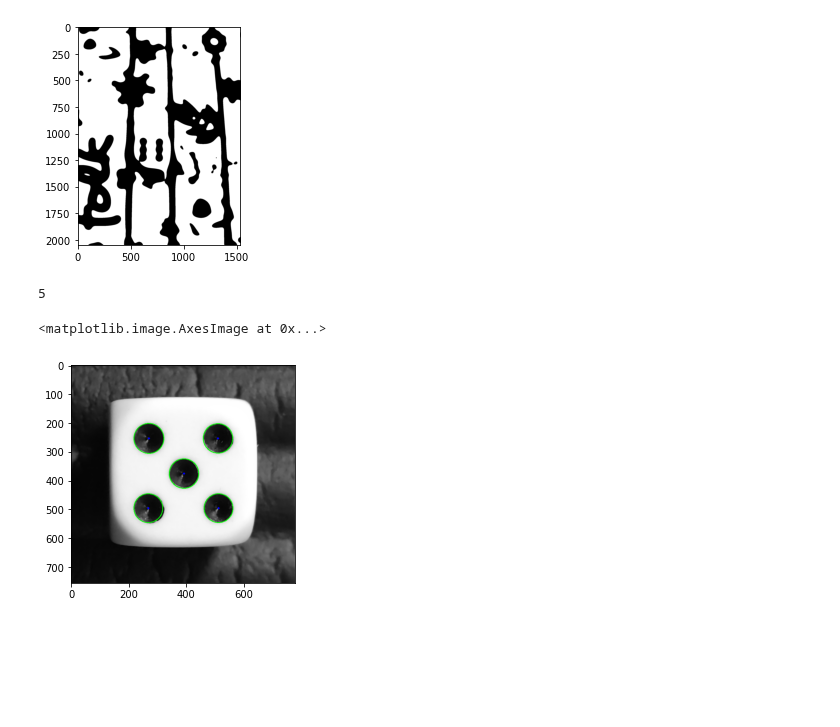
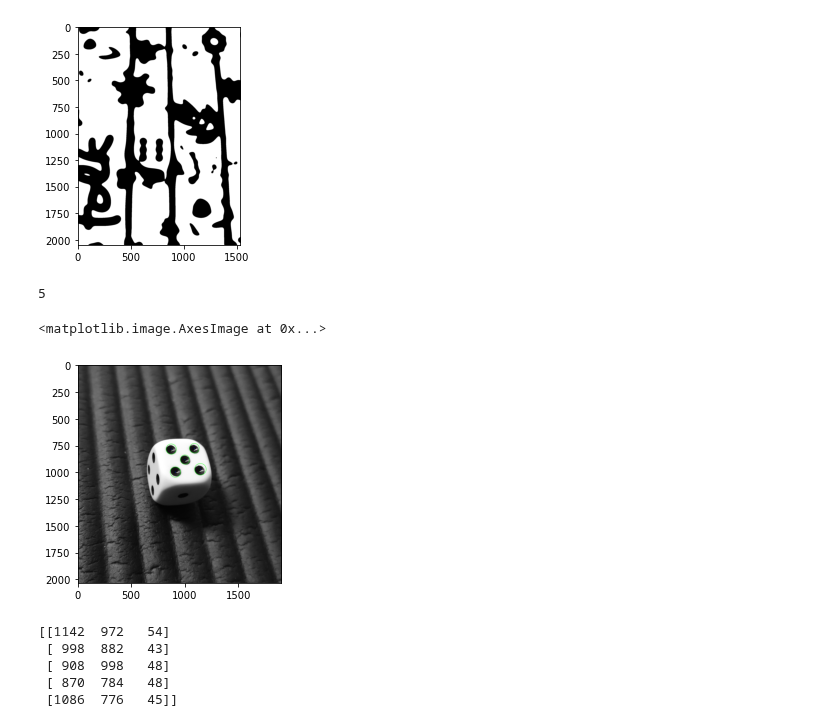
Before and after one commit to feliksczart/kck, a Jupyter notebook: Projekt/src/main.ipynb, the cells around one changed output. Cells and saved outputs as stored; diff of their text form; code cells hidden in the pictures; blank space fills up the shorter version.

```diff
--- a/Projekt/src/main.ipynb
+++ b/Projekt/src/main.ipynb
@@ -100,21 +100,29 @@ plt.imshow(projekt1_normalized, cmap='gray')
 <matplotlib.image.AxesImage at 0x...>
 [figure]
 # %%
-img = cv.imread('../res/latwe0.jpg',0)
+img = cv.imread('../res/latwe2.jpg', 0)
 img = cv.medianBlur(img,5)
 cimg = cv.cvtColor(img,cv.COLOR_GRAY2BGR)
 
 circles = cv.HoughCircles(img,cv.HOUGH_GRADIENT,1,20,
-                            param1=500,param2=30,minRadius=0,maxRadius=0)
+                            param1=300,param2=25,minRadius=0,maxRadius=60)
 circles = np.uint16(np.around(circles))
 print(len(circles[0]))
 for i in circles[0,:]:
     # draw the outer circle
     cv.circle(cimg,(i[0],i[1]),i[2],(0,255,0),2)
     # draw the center of the circle
     cv.circle(cimg,(i[0],i[1]),2,(0,0,255),3)
 plt.imshow(cimg)
 # %% [output]
 5
 <matplotlib.image.AxesImage at 0x...>
-[figure, old version]
+[figure, new version]
+# %%
+print(circles[0])
+# %% [output]
+[[1142  972   54]
+ [ 998  882   43]
+ [ 908  998   48]
+ [ 870  784   48]
+ [1086  776   45]]
```
Also changed, not shown: parts of 4 cells of this notebook.
